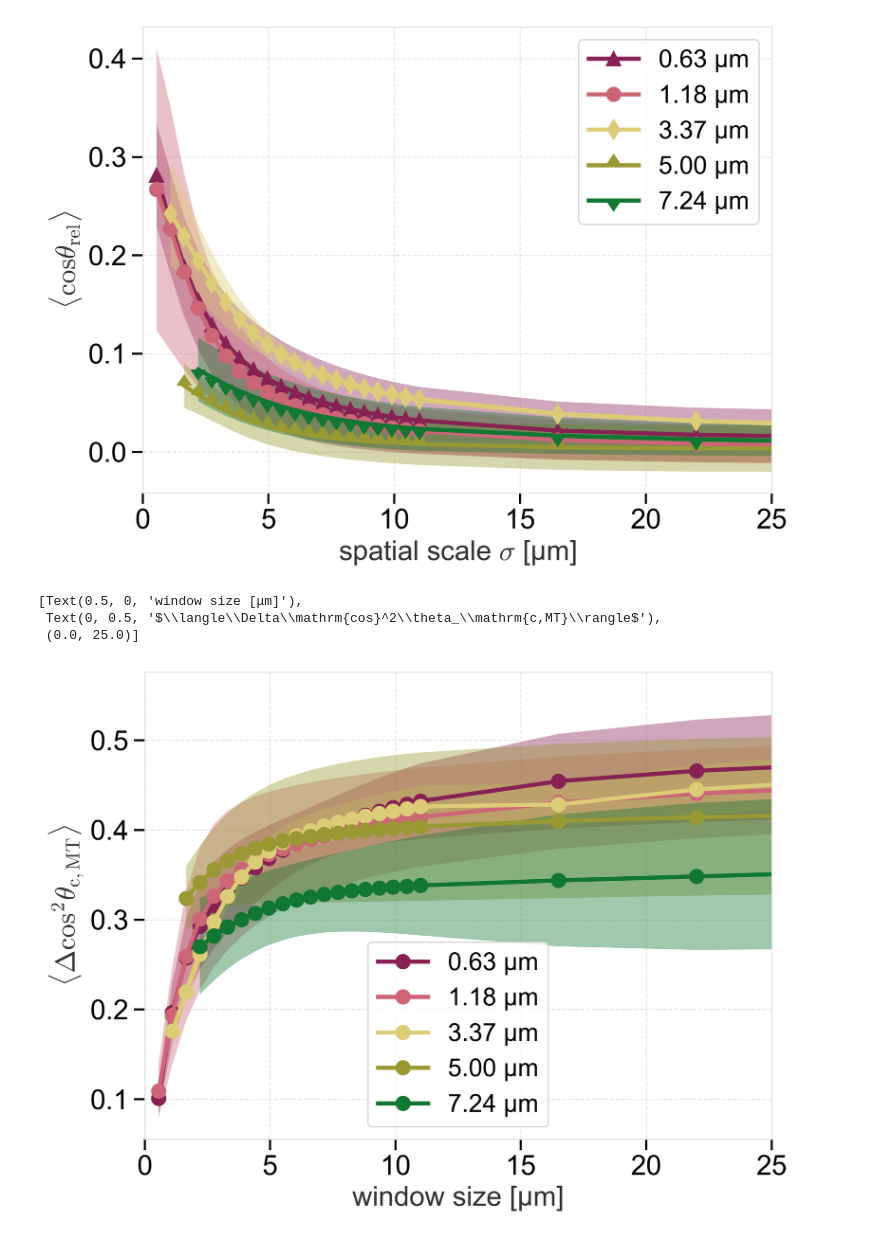
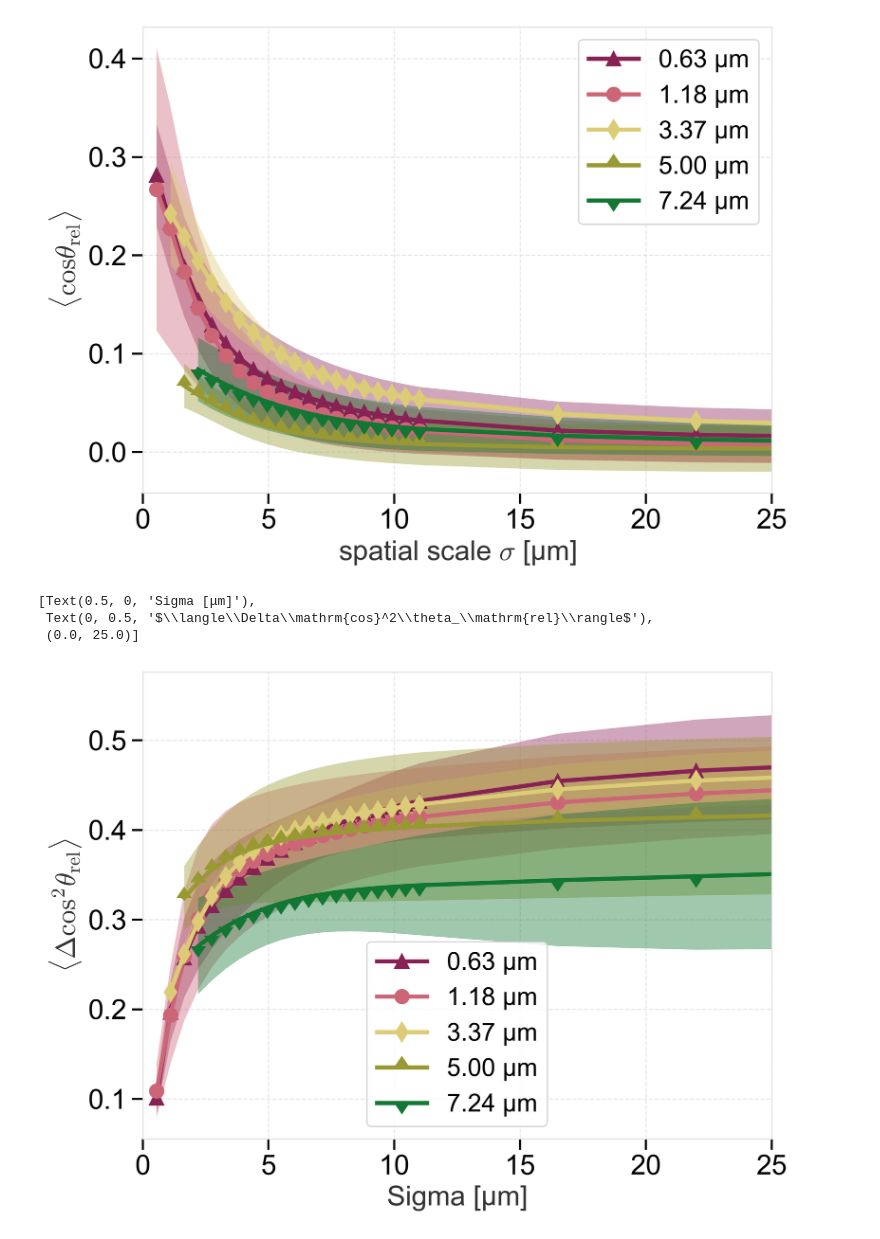
Before and after one commit to wppppupr/MTCargo_analysis, a Jupyter notebook: notebooks/correlation_beads_of.ipynb, the cells around one changed output. Drawn from its saved outputs; the diff is of its cells as text; code cells hidden in the pictures.

```diff
--- a/notebooks/correlation_beads_of.ipynb
+++ b/notebooks/correlation_beads_of.ipynb
@@ -149,38 +149,38 @@ fig.savefig(root / "figure" / "cos_sim.svg")
 col = 'cos_var'
 
 filename = "beads_flow_interaction_gaussian.csv"
 x_axis = 'sigma'
 
 df_06, radius06, dot06, dot06std = window_vs(root / "beads06um", filename, col, x_axis)
 df_1, radius1, dot1, dot1std = window_vs(root / "beads1um", filename, col, x_axis)
 df_3, radius3, dot3, dot3std = window_vs(root / "beads3um", filename, col, x_axis)
 df_5, radius5, dot5, dot5std = window_vs(root / "beads5um", filename, col, x_axis)
 df_7, radius7, dot7, dot7std = window_vs(root / "beads7um", filename, col, x_axis)
 
 fig, ax = plt.subplots()
 
-ax.plot(radius06*0.11, dot06, marker = 'o', label='0.63 \u03bcm')
+ax.plot(radius06*0.11, dot06, marker = '^', label='0.63 \u03bcm')
 ax.fill_between(radius06*0.11, dot06+dot06std, dot06-dot06std, alpha = 0.4)
 
 ax.plot(radius1*0.11, dot1, marker = 'o', label='1.18 \u03bcm')
 ax.fill_between(radius1*0.11, dot1+dot1std, dot1-dot1std, alpha = 0.4)
 
-ax.plot(radius3[1:-2]*0.11, dot3[1:-2], marker = 'o', label='3.37 \u03bcm')
+ax.plot(radius3[1:-2]*0.11, dot3[1:-2], marker = 'd', label='3.37 \u03bcm')
 ax.fill_between(radius3[1:-2]*0.11, dot3[1:-2]+dot3std[1:-2], dot3[1:-2]-dot3std[1:-2], alpha = 0.4)
 
-ax.plot(radius5[2:]*0.11, dot5[2:], marker = 'o', label='5.00 \u03bcm')
+ax.plot(radius5[2:]*0.11, dot5[2:], marker = 10, label='5.00 \u03bcm')
 ax.fill_between(radius5[2:]*0.11, dot5[2:]+dot5std[2:], dot5[2:]-dot5std[2:], alpha = 0.4)
 
-ax.plot(radius7[3:]*0.11, dot7[3:], marker = 'o', label='7.24 \u03bcm')
+ax.plot(radius7[3:]*0.11, dot7[3:], marker = 11, label='7.24 \u03bcm')
 ax.fill_between(radius7[3:]*0.11, dot7[3:]+dot7std[3:], dot7[3:]-dot7std[3:], alpha = 0.4)
 
 ax.legend()
 
 ax.set(xlabel='Sigma [\u03bcm]',
-    ylabel= '$\\langle\\Delta\\mathrm{cos}^2\\theta_\mathrm{c,MT}\\rangle$',
+    ylabel= '$\\langle\\Delta\\mathrm{cos}^2\\theta_\mathrm{rel}\\rangle$',
     xlim = (0, 25))
 # %% [output]
-[Text(0.5, 0, 'window size [μm]'),
- Text(0, 0.5, '$\\langle\\Delta\\mathrm{cos}^2\\theta_\\mathrm{c,MT}\\rangle$'),
+[Text(0.5, 0, 'Sigma [μm]'),
+ Text(0, 0.5, '$\\langle\\Delta\\mathrm{cos}^2\\theta_\\mathrm{rel}\\rangle$'),
  (0.0, 25.0)]
-[figure, old version]
+[figure, new version]
```
